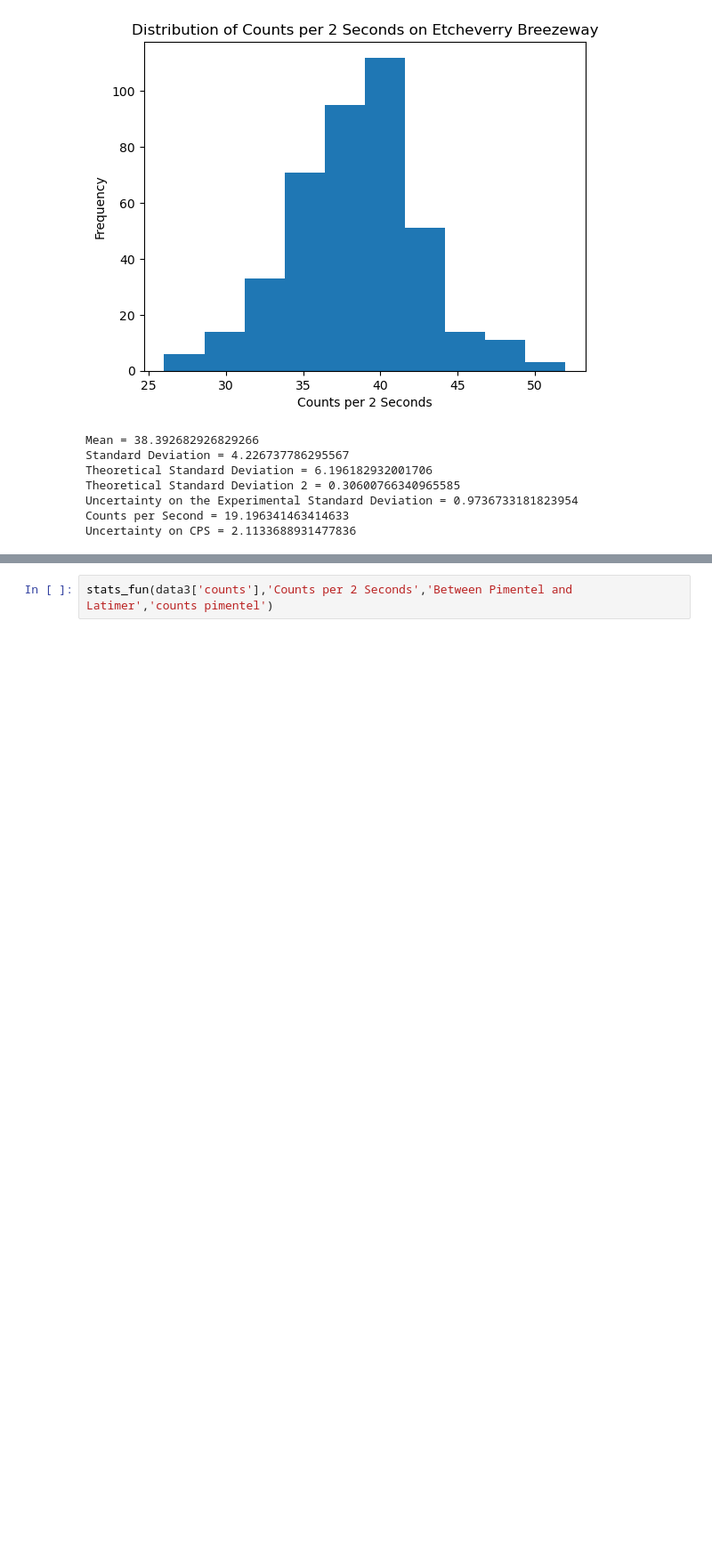
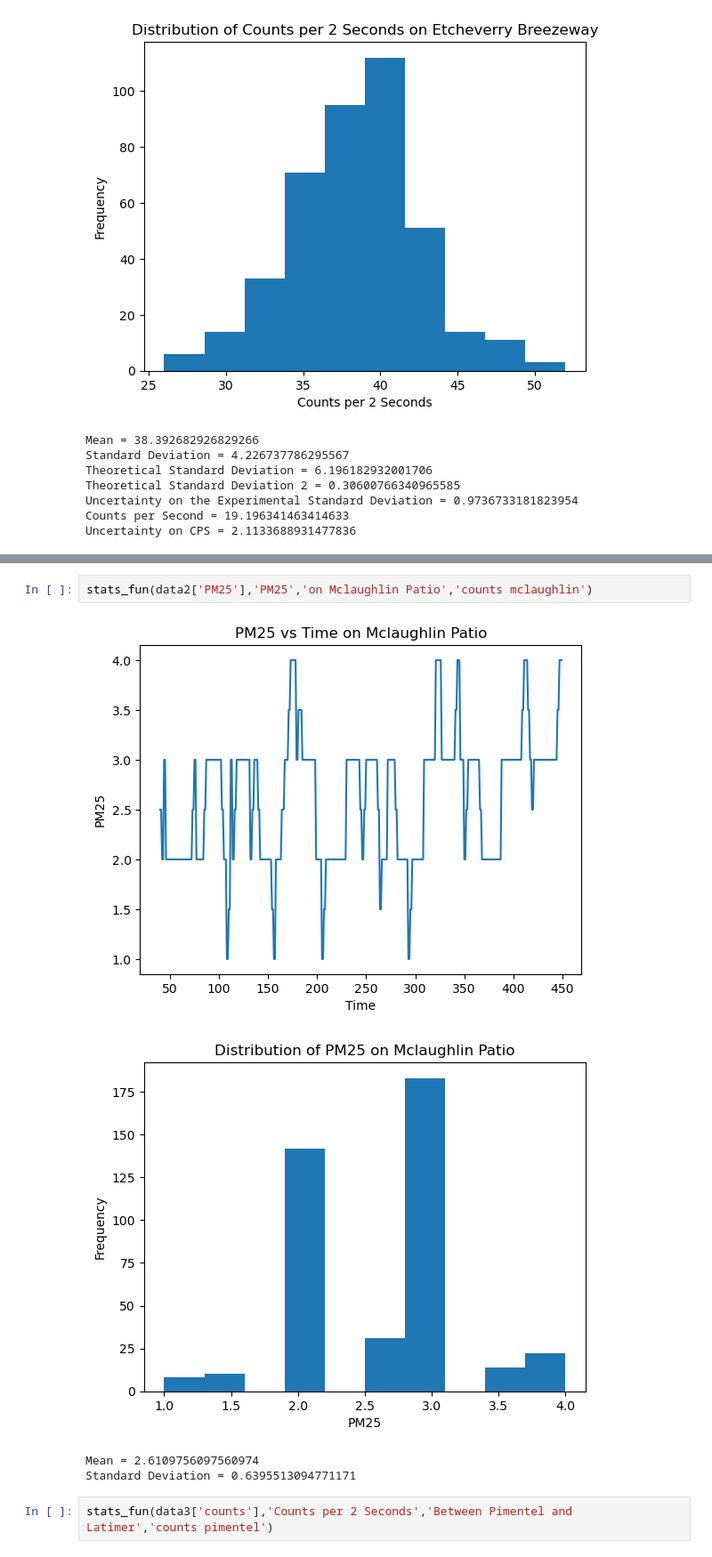
Before and after one commit to tinajolly/E11, a Jupyter notebook: Final Project/final_project_analysis.ipynb, the cells around one changed output, grey strips where cells are left out. Shown at 89% size. Drawn from its saved outputs; the diff is of its cells as text; blank space fills up the shorter version.

```diff
--- a/Final Project/final_project_analysis.ipynb
+++ b/Final Project/final_project_analysis.ipynb
@@ -84,6 +93,13 @@ Theoretical Standard Deviation 2 = 0.30973689204912647
 Uncertainty on the Experimental Standard Deviation = 0.9855391988704659
 Counts per Second = 19.667073170731708
 Uncertainty on CPS = 2.0630639585541384
+# %%
+stats_fun(data2['PM25'],'PM25','on Mclaughlin Patio','counts mclaughlin')
+# %% [output]
+[figure, added]
+[figure, added]
+Mean = 2.6109756097560974
+Standard Deviation = 0.6395513094771171
 # %%
 stats_fun(data3['counts'],'Counts per 2 Seconds','Between Pimentel and Latimer','counts pimentel')
 # %% [output]
```
Also changed, not shown: parts of 12 cells of this notebook, 4 other files.
